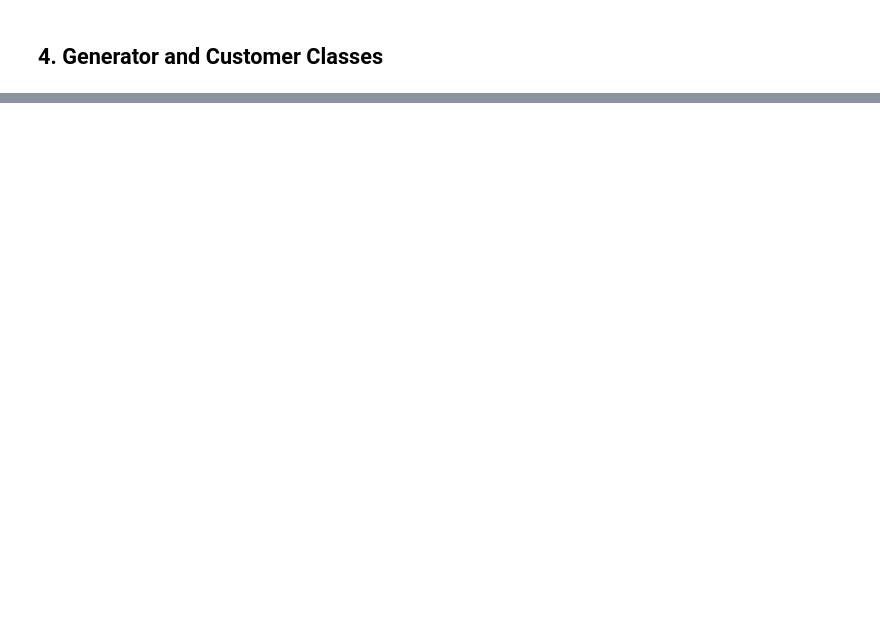
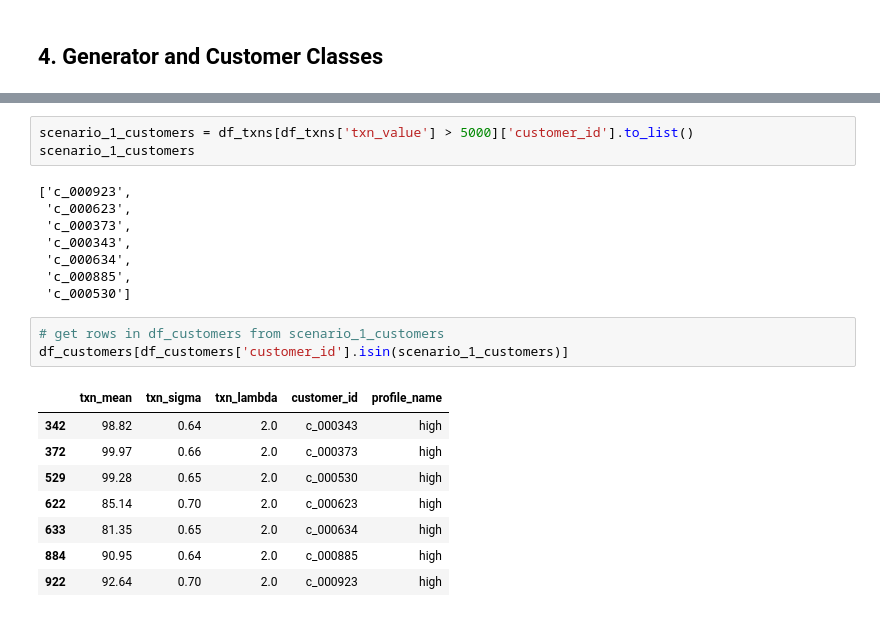
Before and after one commit to joshuavaple/credit-card-fraud-detection, a Jupyter notebook: notebooks/business_knowledge.ipynb, the cells around one changed output, grey strips where cells are left out. Drawn from its saved outputs; the diff is of its cells as text; blank space fills up the shorter version.

```diff
--- a/notebooks/business_knowledge.ipynb
+++ b/notebooks/business_knowledge.ipynb
@@ -413,0 +497,23 @@ Average total transaction value: $97.31
+# %%
+scenario_1_customers = df_txns[df_txns['txn_value'] > 5000]['customer_id'].to_list()
+scenario_1_customers
+# %% [output]
+['c_000923',
+ 'c_000623',
+ 'c_000373',
+ 'c_000343',
+ 'c_000634',
+ 'c_000885',
+ 'c_000530']
+# %%
+# get rows in df_customers from scenario_1_customers
+df_customers[df_customers['customer_id'].isin(scenario_1_customers)]
+# %% [output]
+|  | txn_mean | txn_sigma | txn_lambda | customer_id | profile_name |
+| 342 | 98.82 | 0.64 | 2.0 | c_000343 | high |
+| 372 | 99.97 | 0.66 | 2.0 | c_000373 | high |
+| 529 | 99.28 | 0.65 | 2.0 | c_000530 | high |
+| 622 | 85.14 | 0.70 | 2.0 | c_000623 | high |
+| 633 | 81.35 | 0.65 | 2.0 | c_000634 | high |
+| 884 | 90.95 | 0.64 | 2.0 | c_000885 | high |
+| 922 | 92.64 | 0.70 | 2.0 | c_000923 | high |
```
Also changed, not shown: parts of 18 cells of this notebook.
